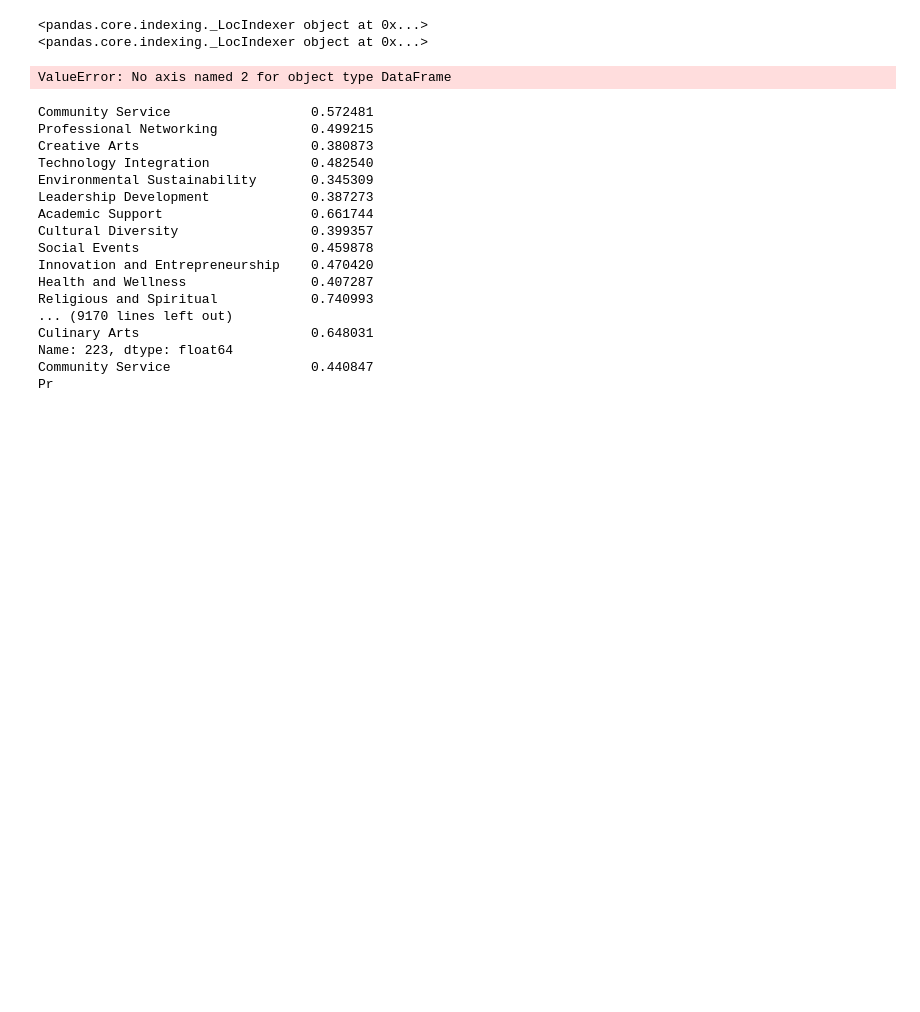
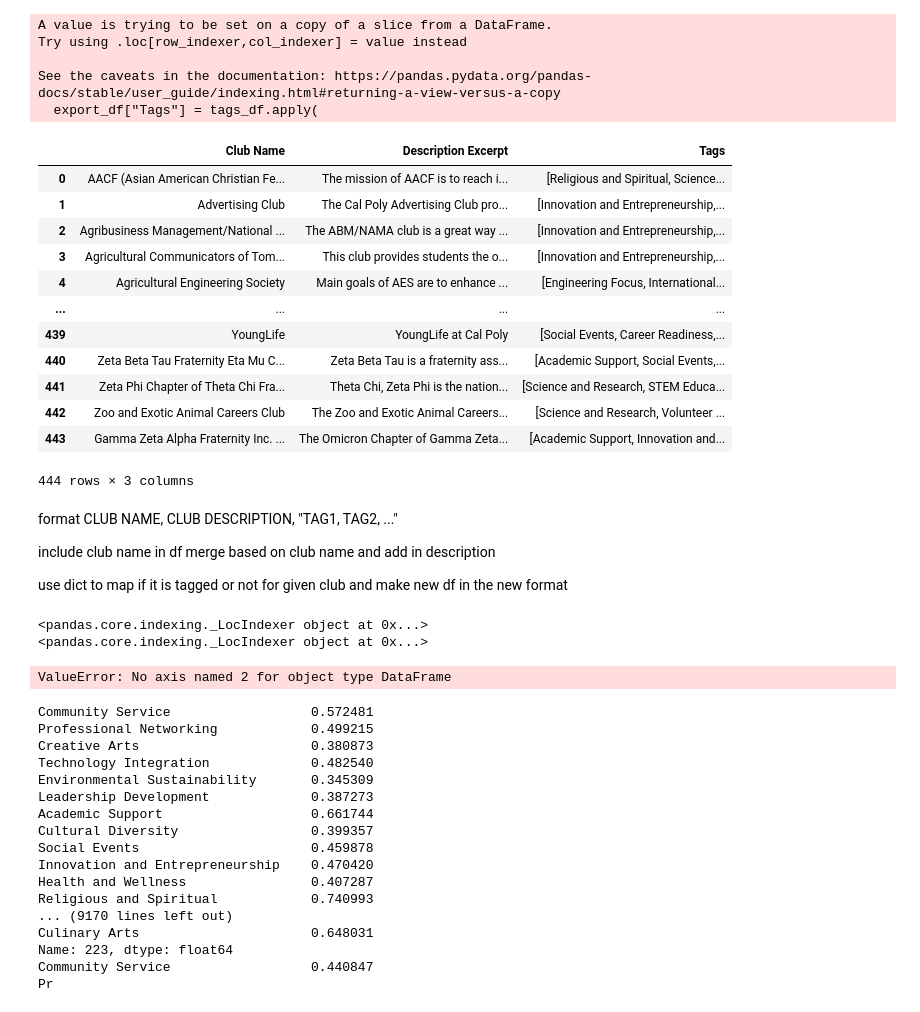
Before and after one commit to CPClubMatch/SocialConnection, a Jupyter notebook: quizlinking.ipynb, the cells around one changed output. Cells and saved outputs as stored; diff of their text form; code cells hidden in the pictures; blank space fills up the shorter version.

```diff
--- a/quizlinking.ipynb
+++ b/quizlinking.ipynb
@@ -71,0 +109,25 @@ final_df.head(10)
+# %%
+export_df = tags_df[["Club Name", "Description Excerpt"]]
+export_df["Tags"] = tags_df.apply(
+    lambda row: [col for col in tag_list if row[col] !=0],
+    axis = 1)
+export_df
+# %% [output]
+A value is trying to be set on a copy of a slice from a DataFrame.
+Try using .loc[row_indexer,col_indexer] = value instead
+
+See the caveats in the documentation: https://pandas.pydata.org/pandas-docs/stable/user_guide/indexing.html#returning-a-view-versus-a-copy
+  export_df["Tags"] = tags_df.apply(
+|  | Club Name | Description Excerpt | Tags |
+| 0 | AACF (Asian American Christian Fe... | The mission of AACF is to reach i... | [Religious and Spiritual, Science... |
+| 1 | Advertising Club | The Cal Poly Advertising Club pro... | [Innovation and Entrepreneurship,... |
+| 2 | Agribusiness Management/National ... | The ABM/NAMA club is a great way ... | [Innovation and Entrepreneurship,... |
+| 3 | Agricultural Communicators of Tom... | This club provides students the o... | [Innovation and Entrepreneurship,... |
+| 4 | Agricultural Engineering Society | Main goals of AES are to enhance ... | [Engineering Focus, International... |
+| ... | ... | ... | ... |
+| 439 | YoungLife | YoungLife at Cal Poly | [Social Events, Career Readiness,... |
+| 440 | Zeta Beta Tau Fraternity Eta Mu C... | Zeta Beta Tau is a fraternity ass... | [Academic Support, Social Events,... |
+| 441 | Zeta Phi Chapter of Theta Chi Fra... | Theta Chi, Zeta Phi is the nation... | [Science and Research, STEM Educa... |
+| 442 | Zoo and Exotic Animal Careers Club | The Zoo and Exotic Animal Careers... | [Science and Research, Volunteer ... |
+| 443 | Gamma Zeta Alpha Fraternity Inc. ... | The Omicron Chapter of Gamma Zeta... | [Academic Support, Innovation and... |
+444 rows × 3 columns
@@ -72,3 +136,11 @@ final_df.head(10)
+# %% [markdown]
+format
+CLUB NAME, CLUB DESCRIPTION, "TAG1, TAG2, ..."
+
+include club name in df
+merge based on club name and add in description
+
+use dict to map if it is tagged or not for given club and make new df in the new format
 # %%
 example_thing = [0, 1, 0, 1, 1, 0, 0, 1, 1, 0, 1, 0, 0, 0, 0, 0, 1, 0, 1, 0, 0, 1, 0, 1, 0, 0, 0, 1, 1, 0, 1, 0, 0, 1, 0, 0, 0, 0, 1, 0]
 
```
Also changed, not shown: parts of 6 cells of this notebook, 1 other file.
